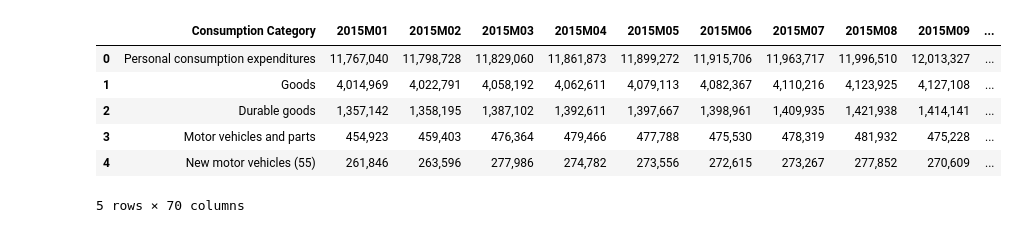
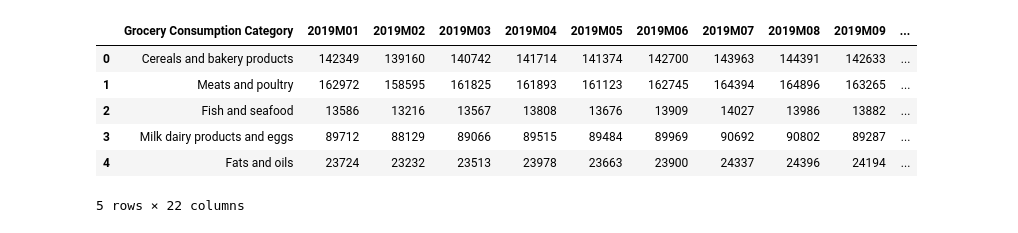
Before and after one commit to staceywai/bootcamp-project, a Jupyter notebook: Data-Exploration-and-Cleanup.ipynb, the cells around one changed output. Saved outputs shown, nothing was run; the diff lists cells and outputs as text; code cells hidden in the pictures.

Commit message:
Creating data frames for groceries.

```diff
--- a/Data-Exploration-and-Cleanup.ipynb
+++ b/Data-Exploration-and-Cleanup.ipynb
@@ -9,13 +9,17 @@ from pprint import pprint
 # %%
 # Import data from CSV's
 data_20406 = pd.read_csv('Resources/U20406.csv')
 data_20306 = pd.read_csv('Resources/U20306.csv')
-data_20406.head()
+food_bev = pd.read_csv('Resources/food_bev_data.csv')
+groceries = pd.read_csv('Resources/grocery_consumption_19_20.csv')
+necessities = pd.read_csv('Resources/necessityitems_consumption_19_20.csv')
+
+groceries.head()
 # %% [output]
-|  | Consumption Category | 2015M01 | 2015M02 | 2015M03 | 2015M04 | 2015M05 | 2015M06 | 2015M07 | 2015M08 | 2015M09 | ... |
-| 0 | Personal consumption expenditures | 11,767,040 | 11,798,728 | 11,829,060 | 11,861,873 | 11,899,272 | 11,915,706 | 11,963,717 | 11,996,510 | 12,013,327 | ... |
-| 1 | Goods | 4,014,969 | 4,022,791 | 4,058,192 | 4,062,611 | 4,079,113 | 4,082,367 | 4,110,216 | 4,123,925 | 4,127,108 | ... |
-| 2 | Durable goods | 1,357,142 | 1,358,195 | 1,387,102 | 1,392,611 | 1,397,667 | 1,398,961 | 1,409,935 | 1,421,938 | 1,414,141 | ... |
-| 3 | Motor vehicles and parts | 454,923 | 459,403 | 476,364 | 479,466 | 477,788 | 475,530 | 478,319 | 481,932 | 475,228 | ... |
-| 4 | New motor vehicles (55) | 261,846 | 263,596 | 277,986 | 274,782 | 273,556 | 272,615 | 273,267 | 277,852 | 270,609 | ... |
+|  | Grocery Consumption Category | 2019M01 | 2019M02 | 2019M03 | 2019M04 | 2019M05 | 2019M06 | 2019M07 | 2019M08 | 2019M09 | ... |
+| 0 | Cereals and bakery products | 142349 | 139160 | 140742 | 141714 | 141374 | 142700 | 143963 | 144391 | 142633 | ... |
+| 1 | Meats and poultry | 162972 | 158595 | 161825 | 161893 | 161123 | 162745 | 164394 | 164896 | 163265 | ... |
+| 2 | Fish and seafood | 13586 | 13216 | 13567 | 13808 | 13676 | 13909 | 14027 | 13986 | 13882 | ... |
+| 3 | Milk dairy products and eggs | 89712 | 88129 | 89066 | 89515 | 89484 | 89969 | 90692 | 90802 | 89287 | ... |
+| 4 | Fats and oils | 23724 | 23232 | 23513 | 23978 | 23663 | 23900 | 24337 | 24396 | 24194 | ... |
-5 rows × 70 columns
+5 rows × 22 columns
```
Also changed, not shown: parts of 5 cells of this notebook.
